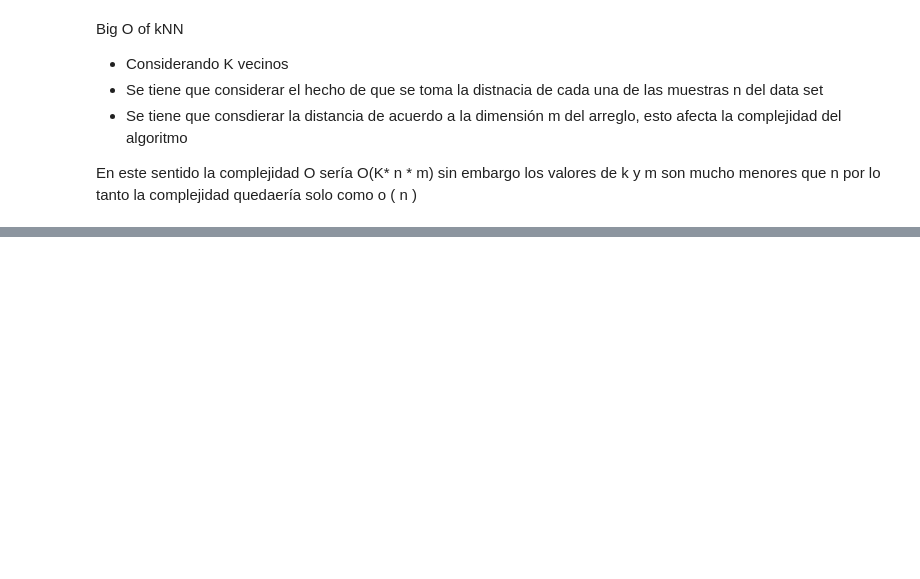
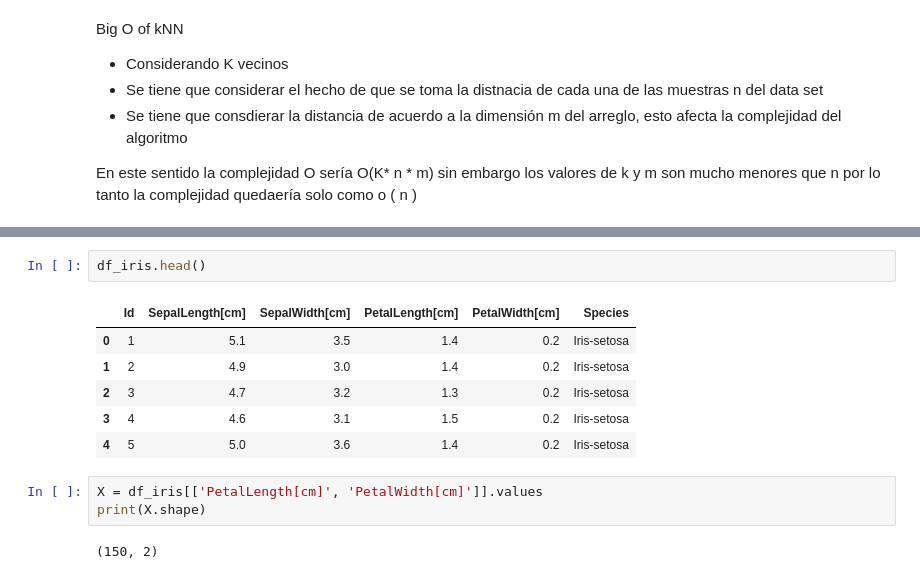
Before and after one commit to JASorianoHernandez/Notebooks, a Jupyter notebook: Intro_to_Machine_Learning_and_Statistical_Pattern_Classification_Course.ipynb, the cells around one changed output, grey strips where cells are left out. Drawn from its saved outputs; the diff is of its cells as text; blank space fills up the shorter version.

```diff
--- a/Intro_to_Machine_Learning_and_Statistical_Pattern_Classification_Course.ipynb
+++ b/Intro_to_Machine_Learning_and_Statistical_Pattern_Classification_Course.ipynb
@@ -119,0 +194,14 @@ En este sentido la complejidad O sería  O(K* n * m) sin embargo los valores de
+# %%
+df_iris.head()
+# %% [output]
+|  | Id | SepalLength[cm] | SepalWidth[cm] | PetalLength[cm] | PetalWidth[cm] | Species |
+| 0 | 1 | 5.1 | 3.5 | 1.4 | 0.2 | Iris-setosa |
+| 1 | 2 | 4.9 | 3.0 | 1.4 | 0.2 | Iris-setosa |
+| 2 | 3 | 4.7 | 3.2 | 1.3 | 0.2 | Iris-setosa |
+| 3 | 4 | 4.6 | 3.1 | 1.5 | 0.2 | Iris-setosa |
+| 4 | 5 | 5.0 | 3.6 | 1.4 | 0.2 | Iris-setosa |
+# %%
+X = df_iris[['PetalLength[cm]', 'PetalWidth[cm]']].values
+print(X.shape)
+# %% [output]
+(150, 2)
```
Also changed, not shown: parts of 21 cells of this notebook.
